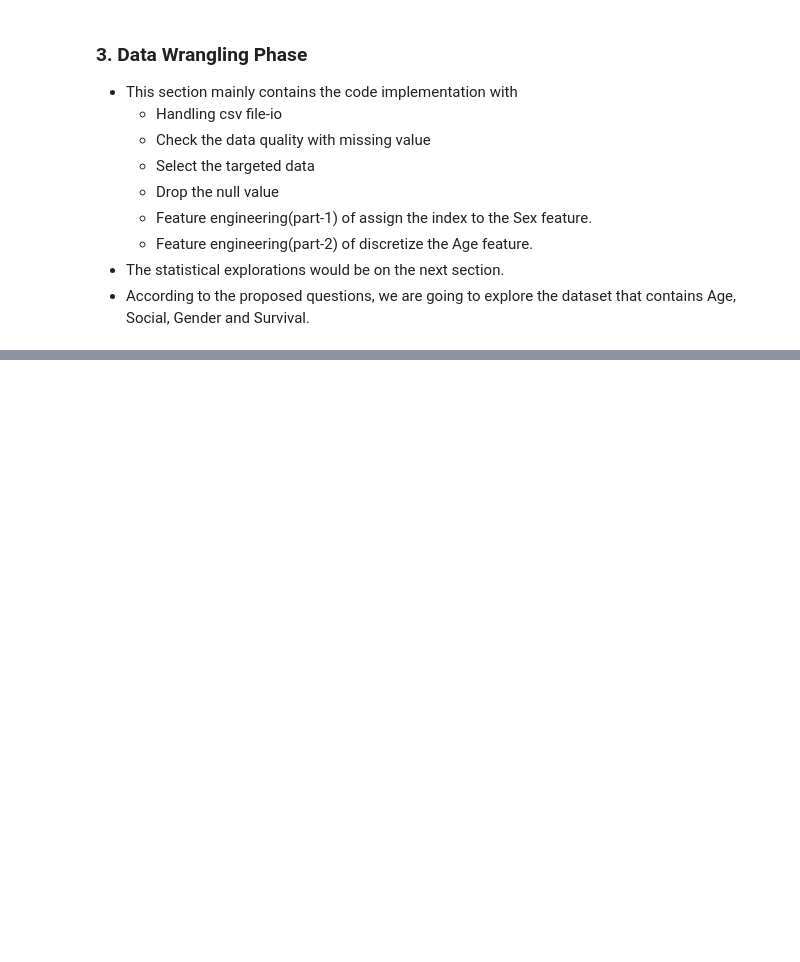
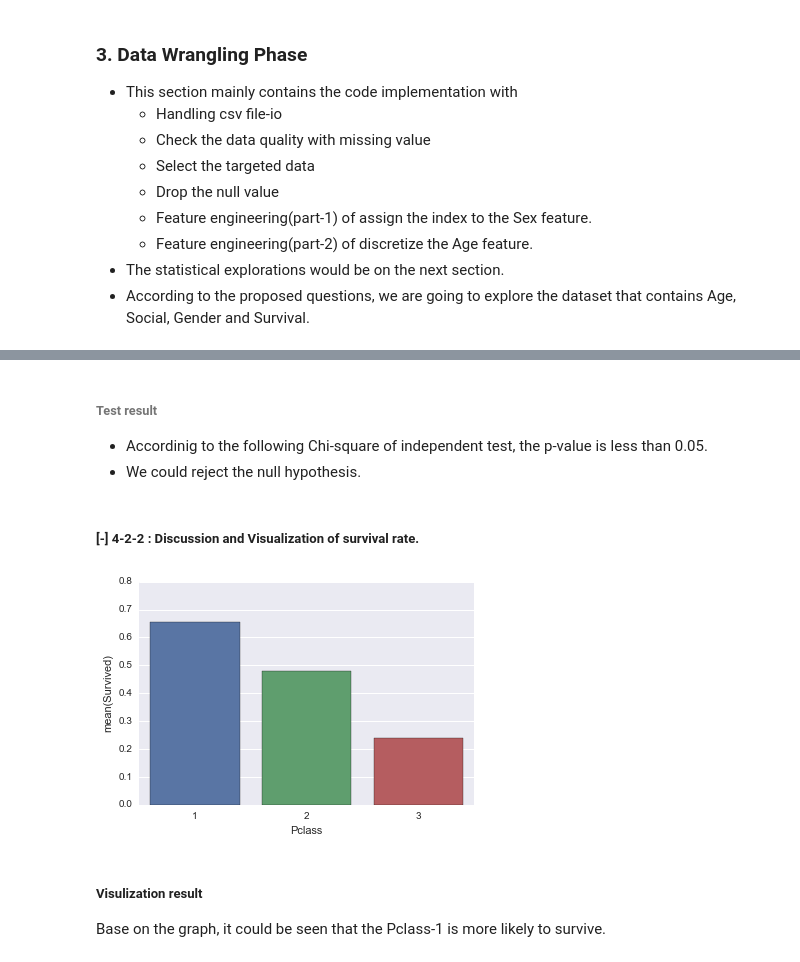
Before and after one commit to KentChun33333/machine-learning, a Jupyter notebook: DataAnalyst/P2/Data_Investigation_Titanic _Kent.ipynb, the cells around one changed output, grey strips where cells are left out. Cells and saved outputs as stored; diff of their text form; code cells hidden in the pictures; blank space fills up the shorter version.

```diff
--- a/DataAnalyst/P2/Data_Investigation_Titanic _Kent.ipynb
+++ b/DataAnalyst/P2/Data_Investigation_Titanic _Kent.ipynb
@@ -412,0 +329,14 @@ Since, we didn't test and check the hypothesis of this pairwise comparison, we a
+# %% [markdown]
+###### Test result
+- Accordinig to the following Chi-square of independent test, the p-value is less than 0.05.
+- We could reject the null hypothesis.
+# %% [markdown]
+##### [-] 4-2-2 : Discussion and Visualization of survival rate.
+# %%
+# Visaulization Bar Chart
+visualize_survival_rate(df_feature2,'Pclass' )
+# %% [output]
+[figure, added]
+# %% [markdown]
+##### Visulization result
+Base on the graph, it could be seen that the Pclass-1 is more likely to survive.
```
Also changed, not shown: parts of 45 cells of this notebook, 4 other files.
